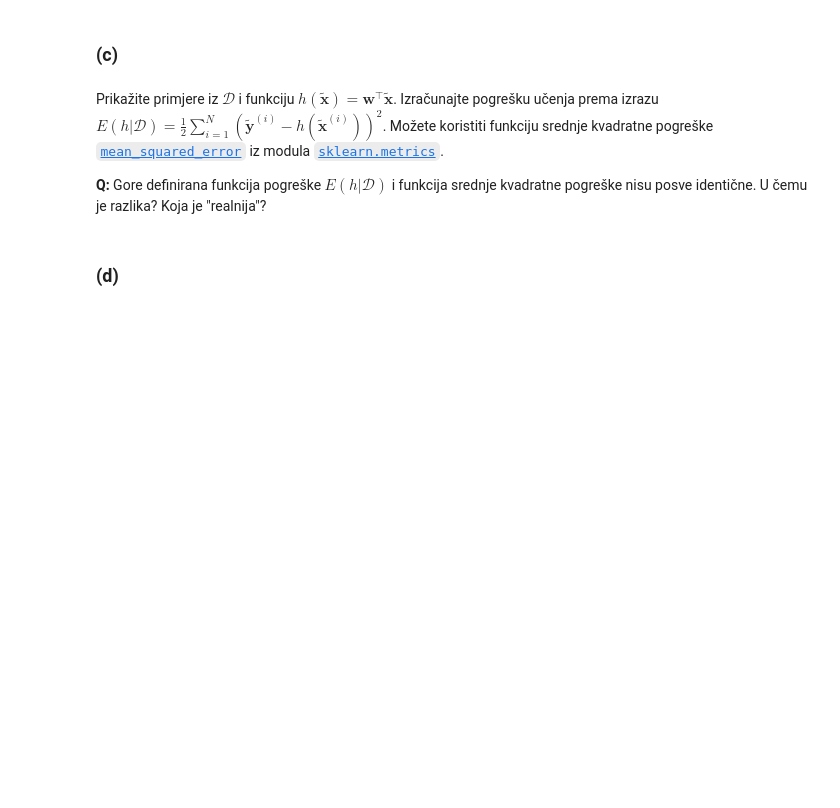
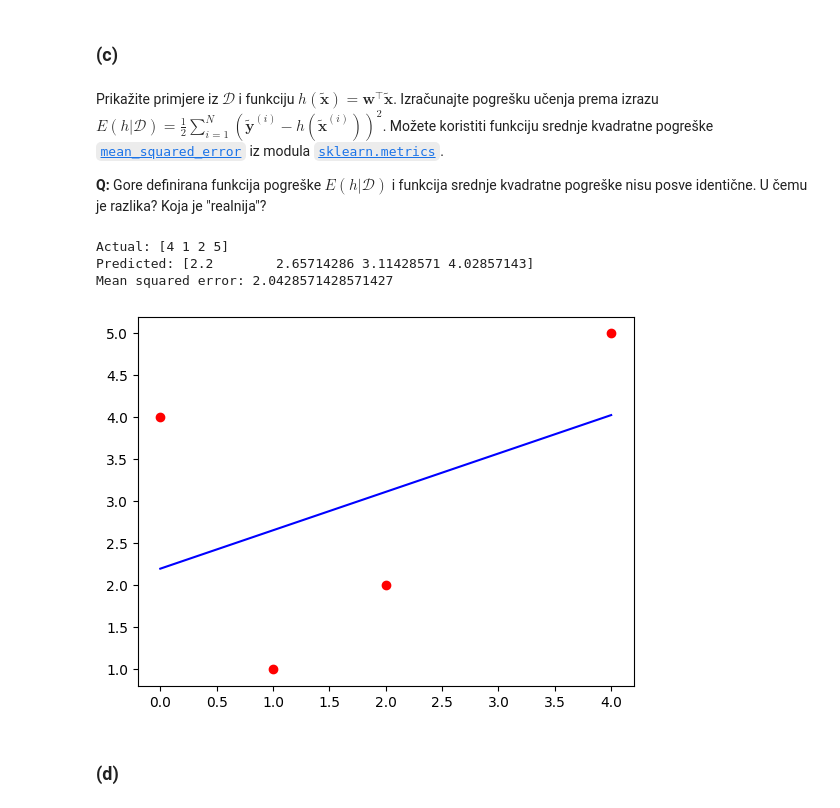
Before and after one commit to futa125/Machine-Learning-1, a Jupyter notebook: LAB1/SU1-2022-LAB1.ipynb, the cells around one changed output. Saved outputs shown, nothing was run; the diff lists cells and outputs as text; code cells hidden in the pictures; blank space fills up the shorter version.

```diff
--- a/LAB1/SU1-2022-LAB1.ipynb
+++ b/LAB1/SU1-2022-LAB1.ipynb
@@ -48,0 +53,6 @@ from sklearn.preprocessing import PolynomialFeatures
+# %%
+from sklearn.preprocessing import PolynomialFeatures
+
+poly = PolynomialFeatures(degree=1, include_bias=True)
+PHI = np.array(poly.fit_transform(X))
+print(PHI)
@@ -55,0 +68,8 @@ from numpy import linalg
+# %%
+from numpy import linalg
+
+w = np.dot(linalg.inv(np.dot(np.transpose(PHI), PHI)), np.dot(np.transpose(PHI), y))
+print(w)
+
+w = np.dot(linalg.pinv(PHI), y)
+print(w)
@@ -58,6 +81,6 @@ Radi jasnoće, u nastavku je vektor $\mathbf{x}$ s dodanom *dummy* jedinicom $x_
 # %% [markdown]
 ### (c)
 # %% [markdown]
-Prikažite primjere iz $\mathcal{D}$ i funkciju $h(\tilde{\mathbf{x}})=\mathbf{w}^\intercal\tilde{\mathbf{x}}$. Izračunajte pogrešku učenja prema izrazu $E(h|\mathcal{D})=\frac{1}{2}\sum_{i=1}^N(\tilde{\mathbf{y}}^{(i)} - h(\tilde{\mathbf{x}}^{(i)}))^2$. Možete koristiti funkciju srednje kvadratne pogreške [`mean_squared_error`]( http://scikit-learn.org/stable/modules/generated/sklearn.metrics.mean_squared_error.html) iz modula [`sklearn.metrics`](http://scikit-learn.org/stable/modules/classes.html#module-sklearn.metrics).
+Prikažite primjere iz $\mathcal{D}$ i funkciju $h(\tilde{\mathbf{x}})=\mathbf{w}^\intercal\tilde{\mathbf{x}}$. Izračunajte pogrešku učenja prema izrazu $E(h|\mathcal{D})=\frac{1}{2}\sum_{i=1}^N(\tilde{\mathbf{y}}^{(i)} - h(\tilde{\mathbf{x}}^{(i)}))^2$. Možete koristiti funkciju srednje kvadratne pogreške [`mean_squared_error`]( https://scikit-learn.org/stable/modules/generated/sklearn.metrics.mean_squared_error.html) iz modula [`sklearn.metrics`](https://scikit-learn.org/stable/modules/classes.html#module-sklearn.metrics).
 
 **Q:** Gore definirana funkcija pogreške $E(h|\mathcal{D})$ i funkcija srednje kvadratne pogreške nisu posve identične. U čemu je razlika? Koja je "realnija"?
@@ -67,3 +87,20 @@ from sklearn.metrics import mean_squared_error
+# %%
+from sklearn.metrics import mean_squared_error
+
+y_predicted = np.dot(PHI, w)
+print("Actual: {}".format(y))
+print("Predicted: {}".format(y_predicted))
+
+print("Mean squared error: {}".format(mean_squared_error(y, y_predicted)))
+
+plt.plot(X, y_predicted, 'b')
+plt.plot(X, y, 'ro')
+plt.show()
+# %% [output]
+Actual: [4 1 2 5]
+Predicted: [2.2        2.65714286 3.11428571 4.02857143]
+Mean squared error: 2.0428571428571427
+[figure, added]
 # %% [markdown]
 ### (d)
 # %% [markdown]
```
Also changed, not shown: parts of 60 cells of this notebook.
